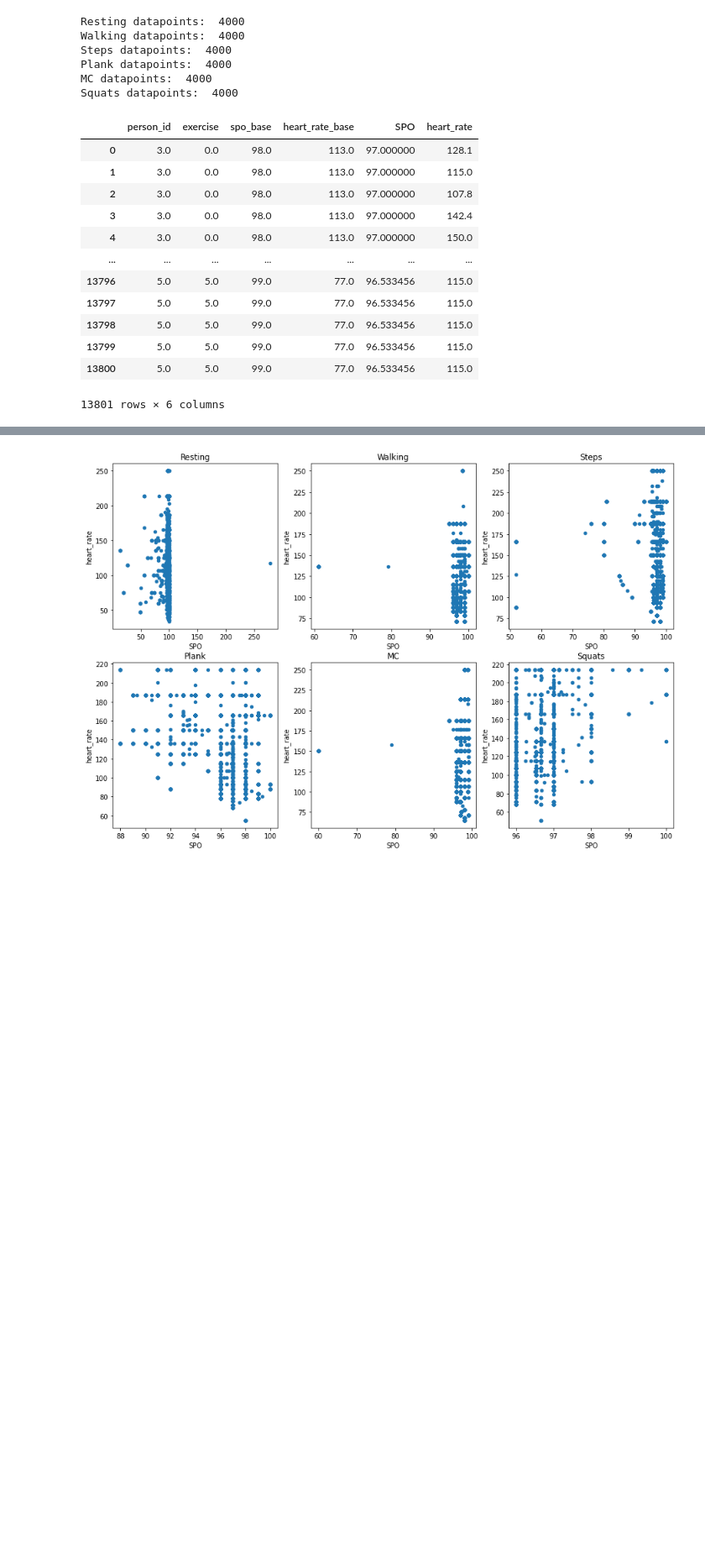
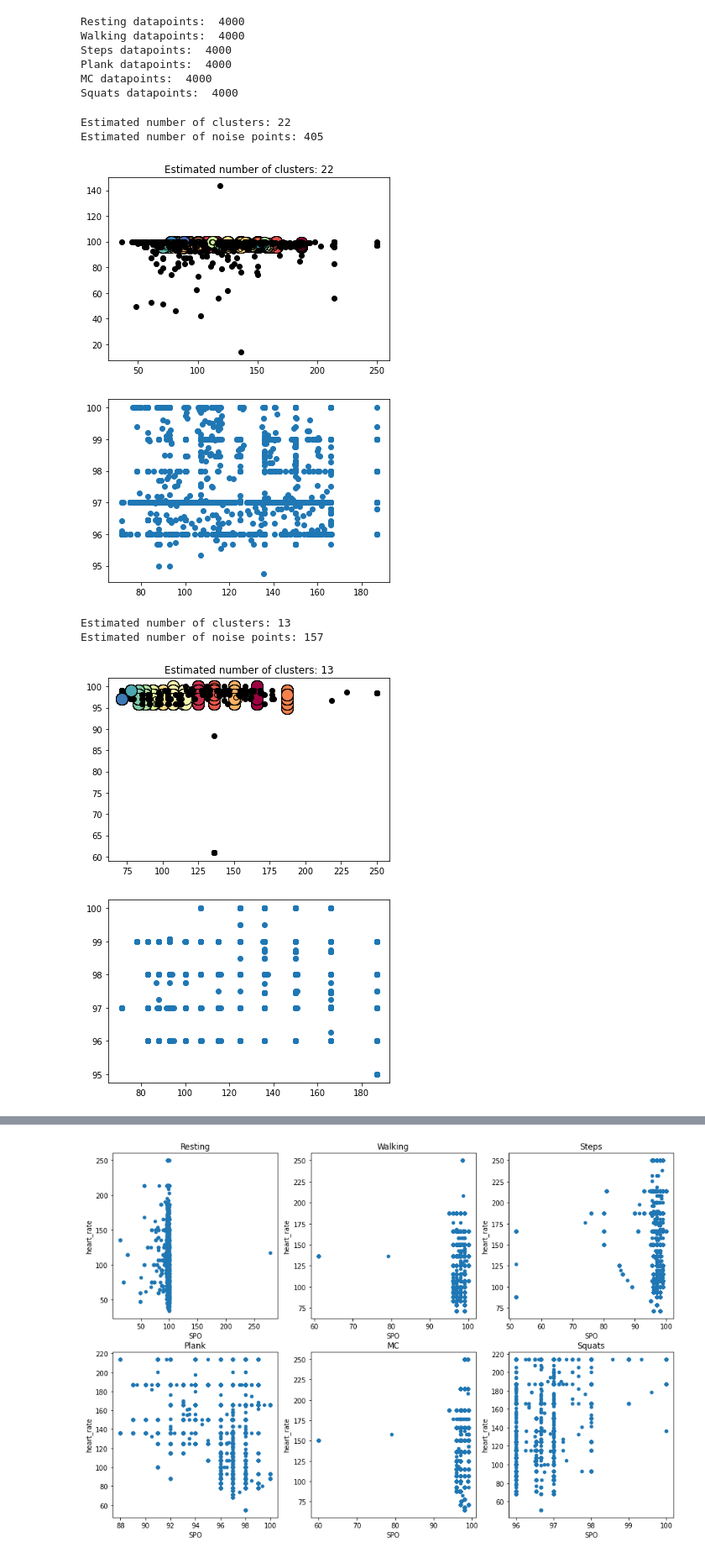
Before and after one commit to rushanmukherjee/Vitals-Classification-Data-Preparation, a Jupyter notebook: create_dataset/DS_data_group_18.ipynb, the cells around one changed output, grey strips where cells are left out. Shown at 84% size. Drawn from its saved outputs; the diff is of its cells as text; code cells hidden in the pictures; blank space fills up the shorter version.

```diff
--- a/create_dataset/DS_data_group_18.ipynb
+++ b/create_dataset/DS_data_group_18.ipynb
@@ -247,3 +235,10 @@ def remove_outliers(data, sd):
+# %%
+def join_save_csv(name, data0,data1,data2,data3,data4,data5):
+    # Join everything in a single dataset
+    data_set_group18= []
+    data_set_group18 = data0.append([data1, data2, data3,data4, data5]).reset_index(drop=True)
+    data_set_group18
+    data_set_group18.to_csv(name, sep=',')
 # %%
 def get_vital_datasets(path_v):
 
@@ -385,19 +471,0 @@ or_bal_set_v_5= remove_outliers(bal_set_v_5,sd)
-# %%
-# Join everything in a single dataset
-data_set_group18= []
-data_set_group18 = or_bal_set_v_0.append([or_bal_set_v_1, or_bal_set_v_2, or_bal_set_v_3,or_bal_set_v_4, or_bal_set_v_5]).reset_index(drop=True)
-data_set_group18
-# %% [output]
-|  | person_id | exercise | spo_base | heart_rate_base | SPO | heart_rate |
-| 0 | 3.0 | 0.0 | 98.0 | 113.0 | 97.000000 | 128.1 |
-| 1 | 3.0 | 0.0 | 98.0 | 113.0 | 97.000000 | 115.0 |
-| 2 | 3.0 | 0.0 | 98.0 | 113.0 | 97.000000 | 107.8 |
-| 3 | 3.0 | 0.0 | 98.0 | 113.0 | 97.000000 | 142.4 |
-| 4 | 3.0 | 0.0 | 98.0 | 113.0 | 97.000000 | 150.0 |
-| ... | ... | ... | ... | ... | ... | ... |
-| 13796 | 5.0 | 5.0 | 99.0 | 77.0 | 96.533456 | 115.0 |
-| 13797 | 5.0 | 5.0 | 99.0 | 77.0 | 96.533456 | 115.0 |
-| 13798 | 5.0 | 5.0 | 99.0 | 77.0 | 96.533456 | 115.0 |
-| 13799 | 5.0 | 5.0 | 99.0 | 77.0 | 96.533456 | 115.0 |
-| 13800 | 5.0 | 5.0 | 99.0 | 77.0 | 96.533456 | 115.0 |
-13801 rows × 6 columns
@@ -405,0 +472,21 @@ data_set_group18.to_csv('vital_set_group18.csv', sep=',')
+# %%
+# Remove outliers based on DBSCAN
+eps=1
+min_samples=10
+dbs_bal_set_v_0 = outliers_cluster_dbscan(bal_set_v_0,eps, min_samples,True)
+dbs_bal_set_v_1 = outliers_cluster_dbscan(bal_set_v_1,eps, min_samples,True)
+dbs_bal_set_v_2 = outliers_cluster_dbscan(bal_set_v_2,eps, min_samples,True)
+dbs_bal_set_v_3 = outliers_cluster_dbscan(bal_set_v_3,eps, min_samples,True)
+dbs_bal_set_v_4 = outliers_cluster_dbscan(bal_set_v_4,eps, min_samples,True)
+dbs_bal_set_v_5 = outliers_cluster_dbscan(bal_set_v_5,eps, min_samples,True)
+
+join_save_csv('eps'+str(eps)+'ms'+str(min_samples)+'_vital_dbscan.csv', dbs_bal_set_v_0,dbs_bal_set_v_1,dbs_bal_set_v_2,dbs_bal_set_v_3,dbs_bal_set_v_4,dbs_bal_set_v_5)
+# %% [output]
+Estimated number of clusters: 22
+Estimated number of noise points: 405
+[figure, added]
+[figure, added]
+Estimated number of clusters: 13
+Estimated number of noise points: 157
+[figure, added]
+[figure, added]
```
Also changed, not shown: parts of 13 cells of this notebook, 5 other files.
